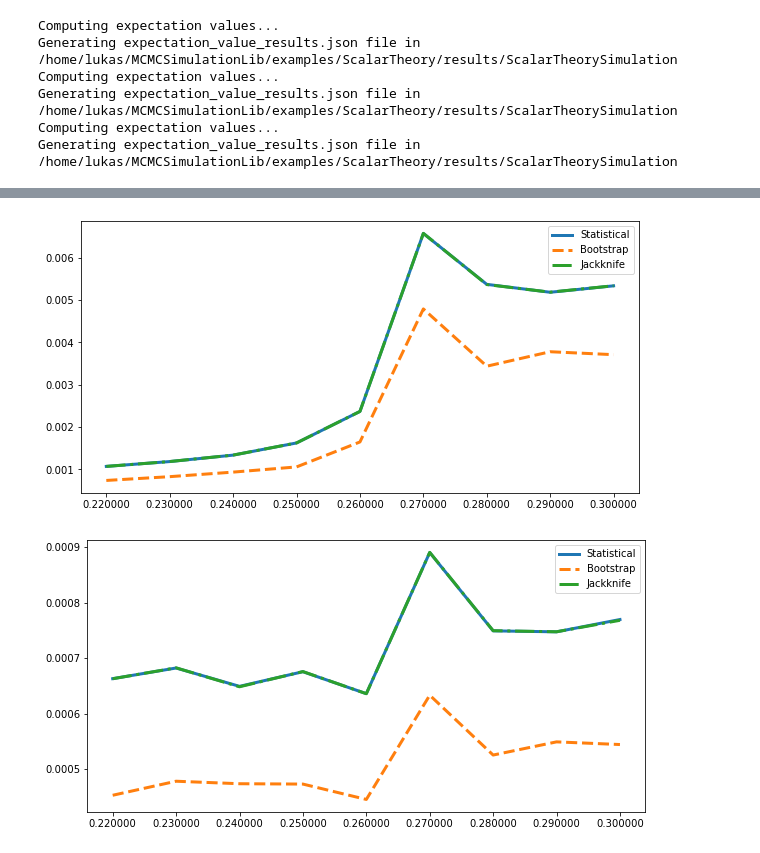
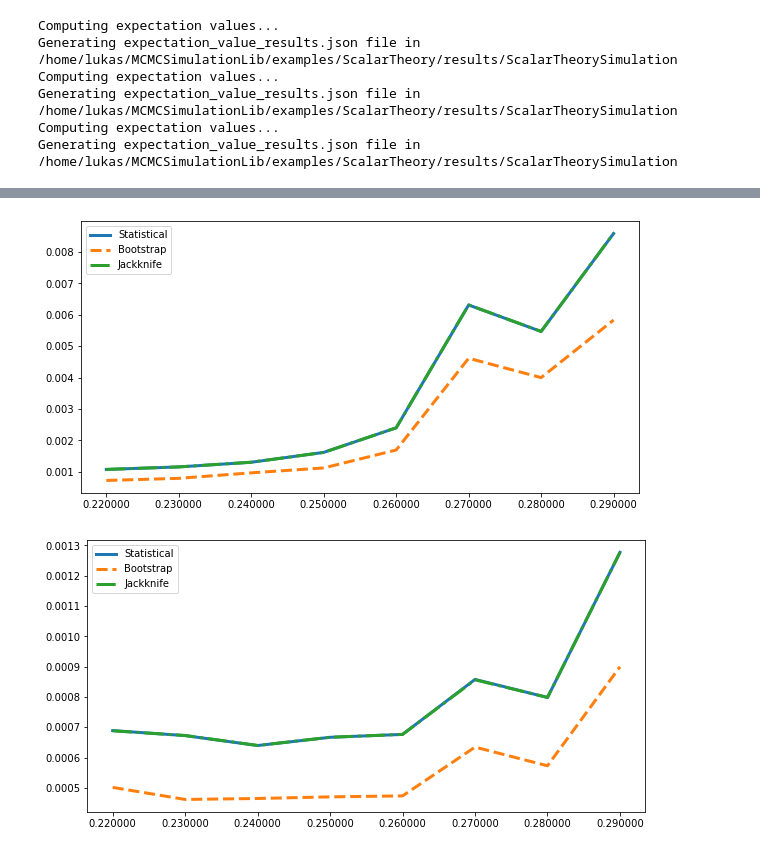
Before and after one commit to statphysandml/MCMCSimulationLib, a Jupyter notebook: examples/ScalarTheory/jupyter_notebooks/scalar_theory_error_comparison.ipynb, the cells around one changed output, grey strips where cells are left out. Saved outputs shown, nothing was run; the diff lists cells and outputs as text; code cells hidden in the pictures.

```diff
--- a/examples/ScalarTheory/jupyter_notebooks/scalar_theory_error_comparison.ipynb
+++ b/examples/ScalarTheory/jupyter_notebooks/scalar_theory_error_comparison.ipynb
@@ -13,7 +13,7 @@ from mcmctools.mcmc.evaluation_module import EvaluationModule
 evaluation_module = EvaluationModule(sim_base_dir="../", rel_data_dir="data/ScalarTheorySimulation/", rel_results_dir="results/ScalarTheorySimulation/",
                                      running_parameter_kind=None,
                                      running_parameter="kappa",
-                                     rp_values=linspace_rp_intervals(0.22, 0.3, 9))
+                                     rp_values=linspace_rp_intervals(0.22, 0.29, 8))
 # %%
 evaluation_module.compute_expectation_values(measures=["Mean", "AbsMean", "SecondMoment", "Action"], error_type="statistical")
 statistical_error = evaluation_module.computed_expectation_values
@@ -94,18 +91,18 @@ plt.show()
 # %%
 fig, ax =fma.newfig(1, figsize=(10, 5))
-ax.plot(statistical_error["Std"]["SecondMoment"], "-", label="Statistical", lw=3)
-ax.plot(bootstrap_error["Std"]["SecondMoment"], "--", label="Bootstrap", lw=3)
-ax.plot(jackknife_error["Std"]["SecondMoment"], "-.", label="Jackknife", lw=3)
+ax.plot(statistical_error["Error"]["SecondMoment"], "-", label="Statistical", lw=3)
+ax.plot(bootstrap_error["Error"]["SecondMoment"], "--", label="Bootstrap", lw=3)
+ax.plot(jackknife_error["Error"]["SecondMoment"], "-.", label="Jackknife", lw=3)
 ax.legend()
 plt.show()
 # %% [output]
-[figure, old version]
+[figure, new version]
 # %%
 fig, ax =fma.newfig(1, figsize=(10, 5))
-ax.plot(statistical_error["Std"]["Action"], "-", label="Statistical", lw=3)
-ax.plot(bootstrap_error["Std"]["Action"], "--", label="Bootstrap", lw=3)
-ax.plot(jackknife_error["Std"]["Action"], "-.", label="Jackknife", lw=3)
+ax.plot(statistical_error["Error"]["Action"], "-", label="Statistical", lw=3)
+ax.plot(bootstrap_error["Error"]["Action"], "--", label="Bootstrap", lw=3)
+ax.plot(jackknife_error["Error"]["Action"], "-.", label="Jackknife", lw=3)
 ax.legend()
 plt.show()
 # %% [output]
-[figure, old version]
+[figure, new version]
```
Also changed, not shown: parts of 5 cells of this notebook, 30 other files.
